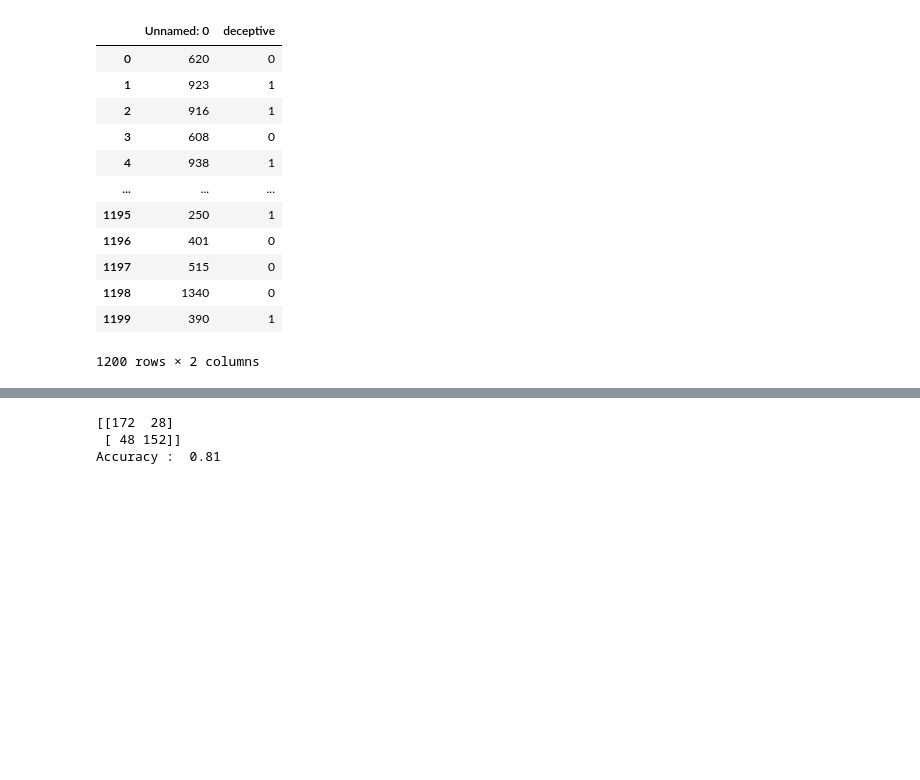
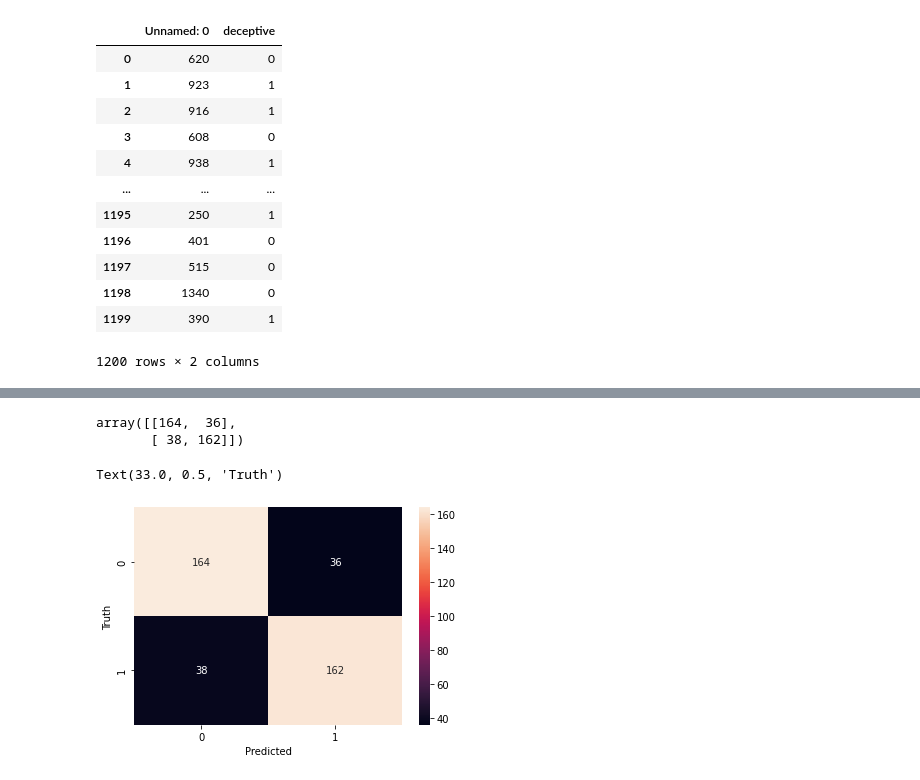
Before and after one commit to ras1364/DetectFakeReviewsUsing-Sentence_BERT, a Jupyter notebook: FakeReviewDetectionUsingSentenceBertVer3_1_1.ipynb, the cells around one changed output, grey strips where cells are left out. Cells and saved outputs as stored; diff of their text form; code cells hidden in the pictures; blank space fills up the shorter version.

```diff
--- a/FakeReviewDetectionUsingSentenceBertVer3_1_1.ipynb
+++ b/FakeReviewDetectionUsingSentenceBertVer3_1_1.ipynb
@@ -94,0 +149,3 @@ y_pred = classifier.predict(X_test_encoded)
+# %%
+y_train_final = y_train.deceptive
+model.fit(X_train_encoded,y_train_final, epochs=50, batch_size=64, verbose=1)
@@ -94,0 +179,3 @@ y_pred = classifier.predict(X_test_encoded)
+# %%
+y_predicted = model.predict(X_test_encoded)
+y_predicted = y_predicted.flatten()
@@ -94,0 +184,4 @@ y_pred = classifier.predict(X_test_encoded)
+# %%
+import numpy as np
+y_predicted = np.where(y_predicted > 0.5, 1, 0)
+y_predicted
@@ -95,9 +208,17 @@ y_pred = classifier.predict(X_test_encoded)
 # %%
-from sklearn.metrics import confusion_matrix, accuracy_score
-cm = confusion_matrix(y_test.deceptive, y_pred)
-print(cm)
-print("Accuracy : ",accuracy_score(y_test.deceptive,y_pred))
+from sklearn.metrics import confusion_matrix, classification_report
+
+cm = confusion_matrix(y_test.deceptive, y_predicted)
+cm
 # %% [output]
-[[172  28]
- [ 48 152]]
-Accuracy :  0.81
+array([[164,  36],
+       [ 38, 162]])
+# %%
+from matplotlib import pyplot as plt
+import seaborn as sn
+sn.heatmap(cm, annot=True, fmt='d')
+plt.xlabel('Predicted')
+plt.ylabel('Truth')
+# %% [output]
+Text(33.0, 0.5, 'Truth')
+[figure, added]
```
Also changed, not shown: parts of 16 cells of this notebook.
